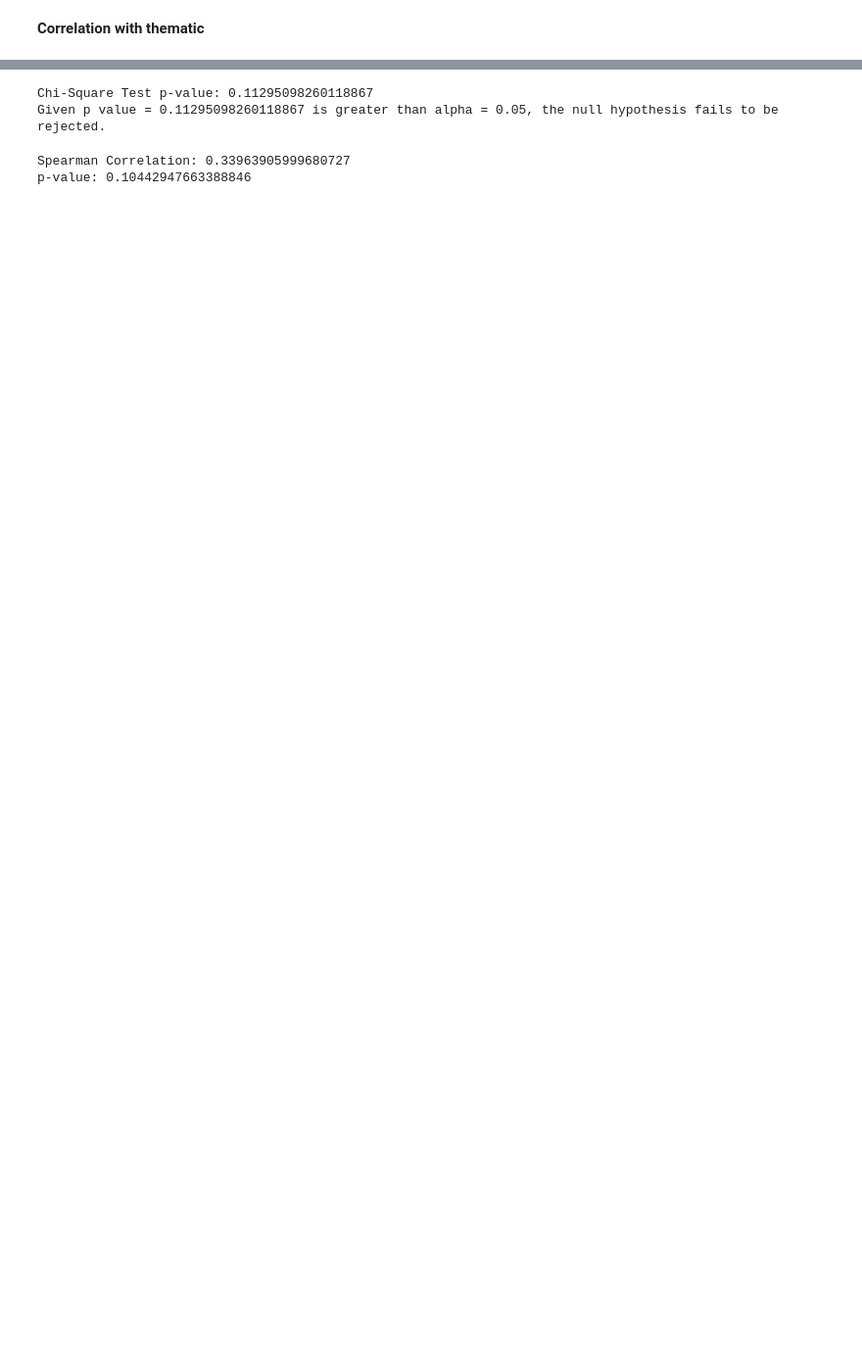
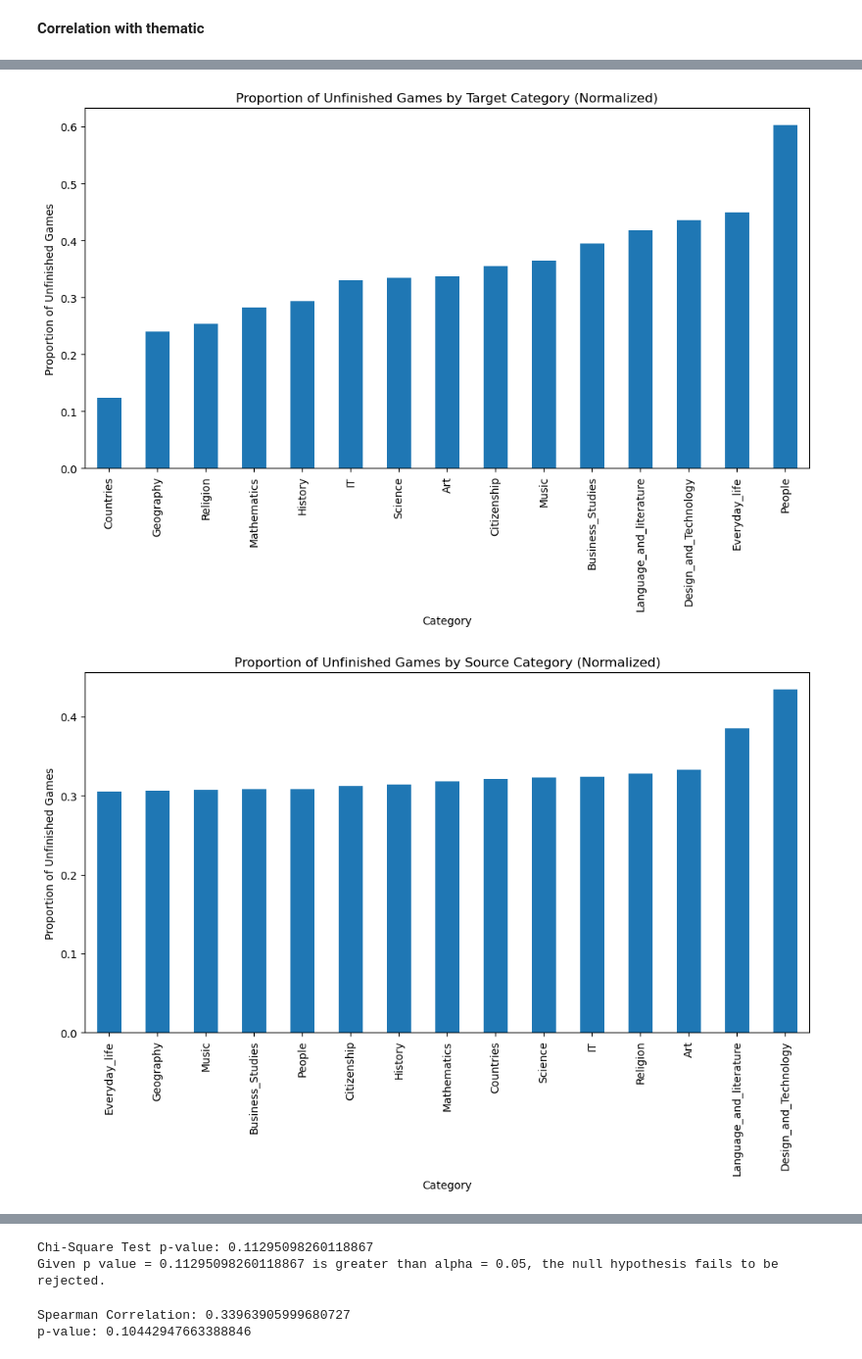
Before and after one commit to epfl-ada/ada-2024-project-ibm, a Jupyter notebook: quitting_correlations.ipynb, the cells around one changed output, grey strips where cells are left out. Shown at 98% size. Drawn from its saved outputs; the diff is of its cells as text; code cells hidden in the pictures; blank space fills up the shorter version.

```diff
--- a/quitting_correlations.ipynb
+++ b/quitting_correlations.ipynb
@@ -330,0 +662,9 @@ df_unfinished.size
+# %%
+# Total source and target
+target_categories_total_count = target_categories_f + target_categories_unf
+source_categories_total_count = source_categories_f + source_categories_unf
+# Normalize unfinished path category count by total number
+target_categories_unf_norm = target_categories_unf/target_categories_total_count
+source_categories_unf_norm =  source_categories_unf/source_categories_total_count
+# Normalize quitting categories using target categories for finished games
+quitting_categories_norm = quitting_categories/(quitting_categories+target_categories_f)
@@ -330,0 +709,24 @@ df_unfinished.size
+# %%
+# Bar plot for target categories
+target_categories_unf_norm.sort_values().plot(kind='bar', figsize=(12, 6))
+plt.title("Proportion of Unfinished Games by Target Category (Normalized)")
+plt.xlabel("Category")
+plt.ylabel("Proportion of Unfinished Games")
+plt.show()
+
+# Bar plot for source categories
+source_categories_unf_norm.sort_values().plot(kind='bar', figsize=(12, 6))
+plt.title("Proportion of Unfinished Games by Source Category (Normalized)")
+plt.xlabel("Category")
+plt.ylabel("Proportion of Unfinished Games")
+plt.show()
+
+# Bar plot for quitting categories
+quitting_categories_norm.sort_values().plot(kind='bar', figsize=(12, 6))
+plt.title("Proportion of Unfinished Games by Quitting Category (Normalized)")
+plt.xlabel("Category")
+plt.ylabel("Proportion of Unfinished Games")
+plt.show()
+# %% [output]
+[figure, added]
+[figure, added]
```
Also changed, not shown: parts of 47 cells of this notebook, 6 other files.
